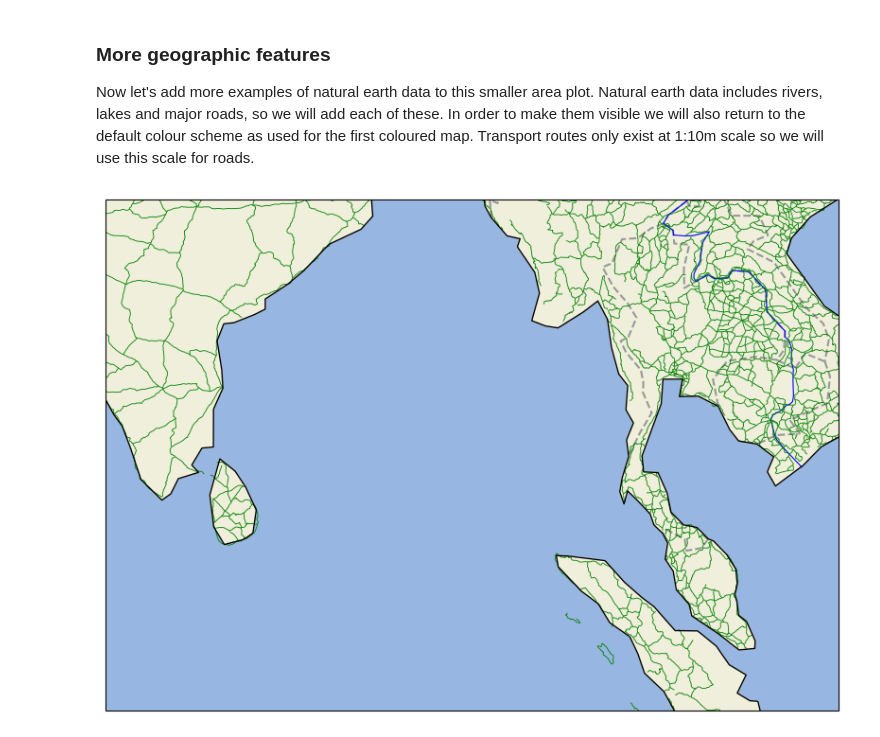
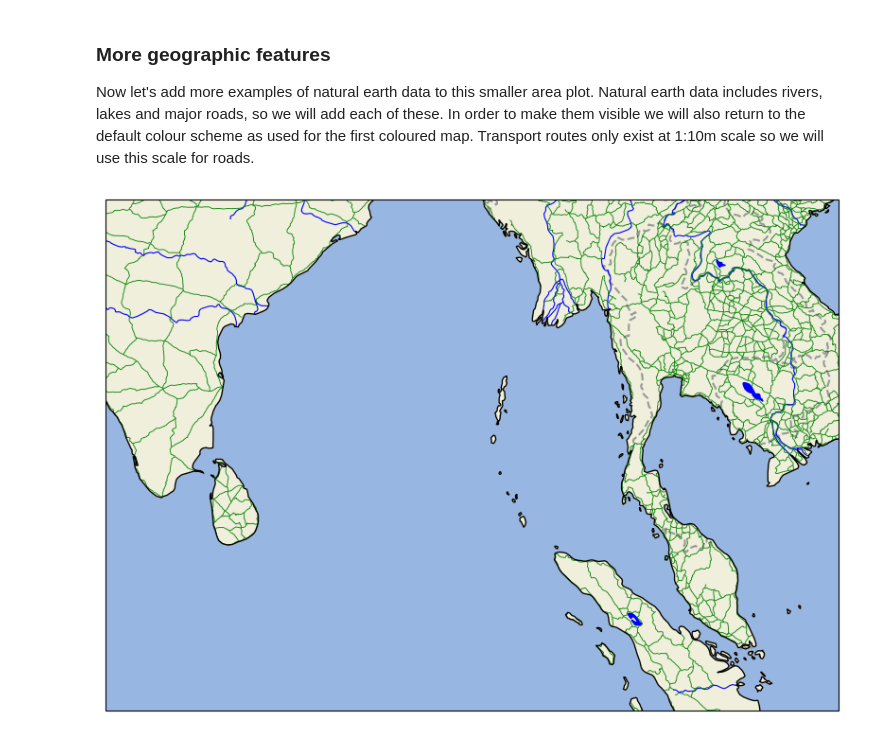
Before and after one commit to scitools-classroom/iris_example_code, a Jupyter notebook: geographic_features.ipynb, the cells around one changed output. Saved outputs shown, nothing was run; the diff lists cells and outputs as text; code cells hidden in the pictures.

```diff
--- a/geographic_features.ipynb
+++ b/geographic_features.ipynb
@@ -160,34 +160,36 @@ plt.show()
 
 Now let's add more examples of natural earth data to this smaller area plot. Natural earth data includes rivers, lakes and major roads, so we will add each of these. In order to make them visible we will also return to the default colour scheme as used for the first coloured map. Transport routes only exist at 1:10m scale so we will use this scale for roads.
 # %%
+scale = '50m'
+
 fig = plt.figure(figsize=(10, 8))
 ax = plt.axes(projection=ccrs.PlateCarree())
 ax.set_extent((lonmin, lonmax, latmin, latmax), crs=ccrs.PlateCarree())
 ax.coastlines(scale, zorder=5)
 
 # Add the geographical features as before.
 oceans = cfeat.NaturalEarthFeature('physical', 'ocean', scale,
                                    edgecolor='face', facecolor=cfeat.COLORS['water'])
 land = cfeat.NaturalEarthFeature('physical', 'land', scale,
                                  edgecolor='face', facecolor=cfeat.COLORS['land'])
 borders = cfeat.NaturalEarthFeature('cultural', 'admin_0_boundary_lines_land',
                                     scale, linestyle='--', linewidth=1.5,
                                     edgecolor=border_clr, facecolor='none')
 ax.add_feature(oceans)
 ax.add_feature(land)
 ax.add_feature(borders)
 
 # And add some more features.
 rivers = cfeat.NaturalEarthFeature('physical', 'rivers_lake_centerlines', scale,
                                    edgecolor='b', facecolor='none', linewidth=0.8)
 lakes = cfeat.NaturalEarthFeature('physical', 'lakes', scale,
                                   edgecolor='face', facecolor='b')
 roads = cfeat.NaturalEarthFeature('cultural', 'roads', '10m',
                                   edgecolor='g', facecolor='none', linewidth=0.6)
 ax.add_feature(rivers)
 ax.add_feature(lakes)
 ax.add_feature(roads)
 
 plt.show()
 # %% [output]
-[figure, old version]
+[figure, new version]
```
